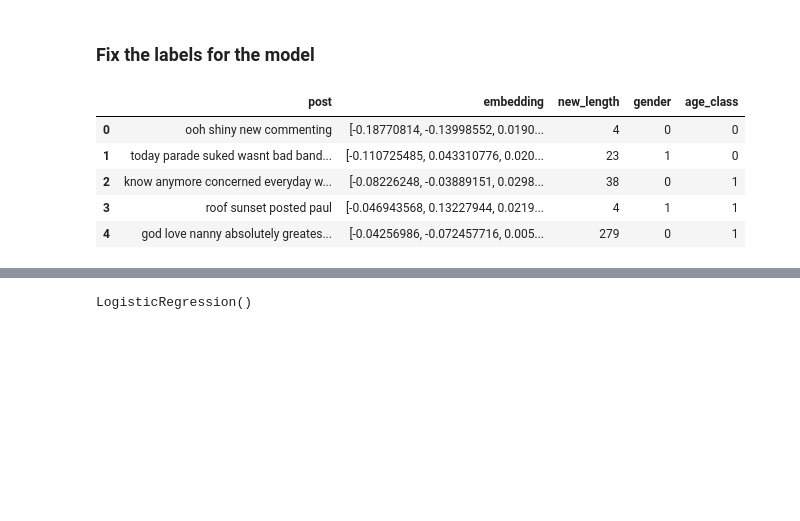
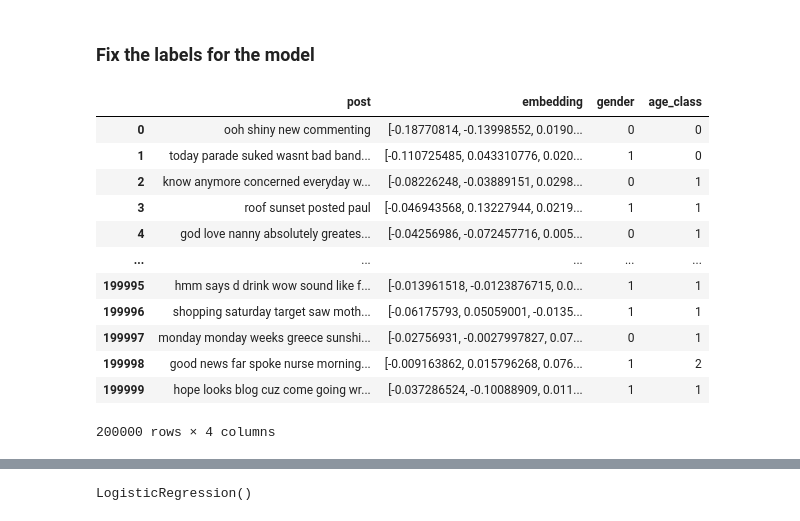
Before and after one commit to simonefacchiano/SL-Final-Project, a Jupyter notebook: model.ipynb, the cells around one changed output, grey strips where cells are left out. Drawn from its saved outputs; the diff is of its cells as text; code cells hidden in the pictures; blank space fills up the shorter version.

Commit message:
Updated embedding (100-200) and model (64%)

```diff
--- a/model.ipynb
+++ b/model.ipynb
@@ -30,3 +30,9 @@ import unicodedata
 import pickle
 # %% [markdown]
 # The Model(s)
+# %%
+# Import dataset with the embedding
+
+embedding1 = pd.read_pickle('/Users/simonefacchiano/Desktop/Data Science/SL/Project/embedding_100k.pkl')
+embedding1 = embedding1[['post', 'age', 'gender', 'embedding']]
+embedding1
@@ -33,4 +53,4 @@ import pickle
 # %%
-embedding = pd.read_pickle('/Users/simonefacchiano/Desktop/Data Science/SL/Project/embedding_100k.pkl')
-
-embedding = embedding[['post', 'age', 'gender', 'new_length', 'embedding']]
+embedding2 = pd.read_pickle('/Users/simonefacchiano/Desktop/Data Science/SL/Project/embedding_100k_2.pkl')
+embedding2 = embedding2[['post', 'age', 'gender', 'embedding']]
+embedding2
@@ -36,0 +71,3 @@ embedding = embedding[['post', 'age', 'gender', 'new_length', 'embedding']]
+# %%
+embedding = pd.concat([embedding1, embedding2])
+embedding
@@ -48,13 +104,20 @@ embedding['age_class'] = pd.cut(
 embedding['gender'] = embedding['gender'].map({'male': 1, 'female': 0})
 # %%
 # Select and re-order the columns for a better visualization:
-embedding = embedding[['post', 'embedding', 'new_length', 'gender', 'age_class']]
+embedding = embedding[['post', 'embedding', 'gender', 'age_class']]
 # %%
-embedding.head()
+embedding
 # %% [output]
-|  | post | embedding | new_length | gender | age_class |
-| 0 | ooh shiny new commenting | [-0.18770814, -0.13998552, 0.0190... | 4 | 0 | 0 |
-| 1 | today parade suked wasnt bad band... | [-0.110725485, 0.043310776, 0.020... | 23 | 1 | 0 |
-| 2 | know anymore concerned everyday w... | [-0.08226248, -0.03889151, 0.0298... | 38 | 0 | 1 |
-| 3 | roof sunset posted paul | [-0.046943568, 0.13227944, 0.0219... | 4 | 1 | 1 |
-| 4 | god love nanny absolutely greates... | [-0.04256986, -0.072457716, 0.005... | 279 | 0 | 1 |
+|  | post | embedding | gender | age_class |
+| 0 | ooh shiny new commenting | [-0.18770814, -0.13998552, 0.0190... | 0 | 0 |
+| 1 | today parade suked wasnt bad band... | [-0.110725485, 0.043310776, 0.020... | 1 | 0 |
+| 2 | know anymore concerned everyday w... | [-0.08226248, -0.03889151, 0.0298... | 0 | 1 |
+| 3 | roof sunset posted paul | [-0.046943568, 0.13227944, 0.0219... | 1 | 1 |
+| 4 | god love nanny absolutely greates... | [-0.04256986, -0.072457716, 0.005... | 0 | 1 |
+| ... | ... | ... | ... | ... |
+| 199995 | hmm says d drink wow sound like f... | [-0.013961518, -0.0123876715, 0.0... | 1 | 1 |
+| 199996 | shopping saturday target saw moth... | [-0.06175793, 0.05059001, -0.0135... | 1 | 1 |
+| 199997 | monday monday weeks greece sunshi... | [-0.02756931, -0.0027997827, 0.07... | 0 | 1 |
+| 199998 | good news far spoke nurse morning... | [-0.009163862, 0.015796268, 0.076... | 1 | 2 |
+| 199999 | hope looks blog cuz come going wr... | [-0.037286524, -0.10088909, 0.011... | 1 | 1 |
+200000 rows × 4 columns
```
Also changed, not shown: parts of 50 cells of this notebook, 2 other files.
